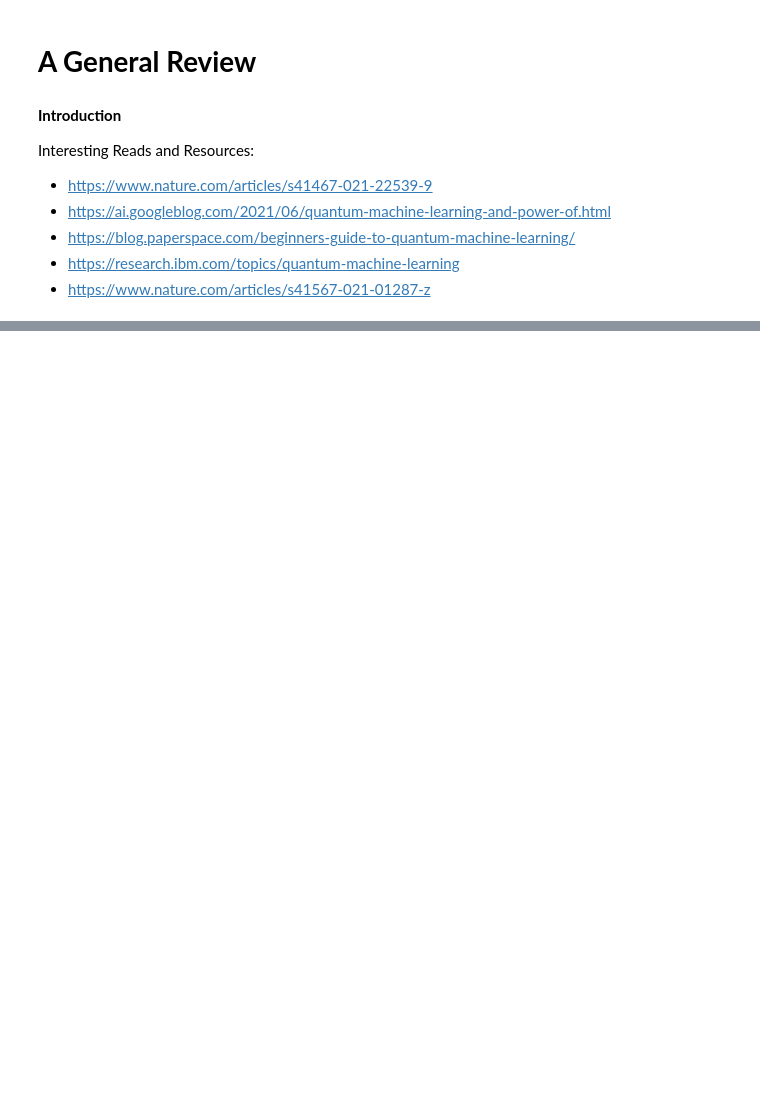
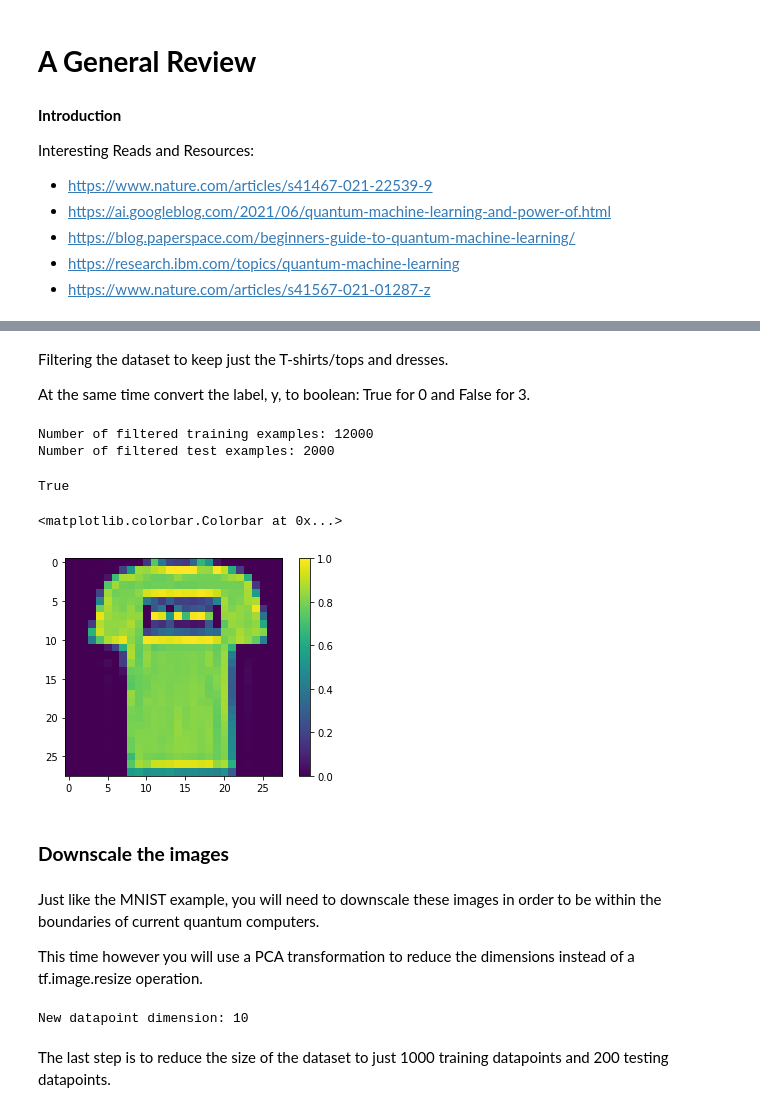
Before and after one commit to rdkdaniel/Quantum-Computers-and-ML-DL, a Jupyter notebook: Quantum_Computers_and_ML.ipynb, the cells around one changed output, grey strips where cells are left out. Cells and saved outputs as stored; diff of their text form; code cells hidden in the pictures; blank space fills up the shorter version.

```diff
--- a/Quantum_Computers_and_ML.ipynb
+++ b/Quantum_Computers_and_ML.ipynb
@@ -27,0 +95,8 @@ Interesting Reads and Resources:
+# %%
+(x_train, y_train), (x_test, y_test) = tf.keras.datasets.fashion_mnist.load_data()
+
+# Rescale the images from [0,255] to the [0.0,1.0] range.
+x_train, x_test = x_train/255.0, x_test/255.0
+
+print("Number of original training examples:", len(x_train))
+print("Number of original test examples:", len(x_test))
@@ -27,0 +117,34 @@ Interesting Reads and Resources:
+# %% [markdown]
+Filtering the dataset to keep just the T-shirts/tops and dresses.
+
+At the same time convert the label, y, to boolean: True for 0 and False for 3.
+# %%
+def filter_03(x, y):
+    keep = (y == 0) | (y == 3)
+    x, y = x[keep], y[keep]
+    y = y == 0
+    return x,y
+# %%
+x_train, y_train = filter_03(x_train, y_train)
+x_test, y_test = filter_03(x_test, y_test)
+
+print("Number of filtered training examples:", len(x_train))
+print("Number of filtered test examples:", len(x_test))
+# %% [output]
+Number of filtered training examples: 12000
+Number of filtered test examples: 2000
+# %%
+print(y_train[0])
+
+plt.imshow(x_train[0, :, :])
+plt.colorbar()
+# %% [output]
+True
+<matplotlib.colorbar.Colorbar at 0x...>
+[figure, added]
+# %% [markdown]
+### **Downscale the images**
+# %% [markdown]
+Just like the MNIST example, you will need to downscale these images in order to be within the boundaries of current quantum computers.
+
+This time however you will use a PCA transformation to reduce the dimensions instead of a tf.image.resize operation.
@@ -27,0 +171,8 @@ Interesting Reads and Resources:
+# %%
+DATASET_DIM = 10
+x_train, x_test = truncate_x(x_train, x_test, n_components=DATASET_DIM)
+print(f'New datapoint dimension:', len(x_train[0]))
+# %% [output]
+New datapoint dimension: 10
+# %% [markdown]
+The last step is to reduce the size of the dataset to just 1000 training datapoints and 200 testing datapoints.
```
Also changed, not shown: parts of 18 cells of this notebook.
